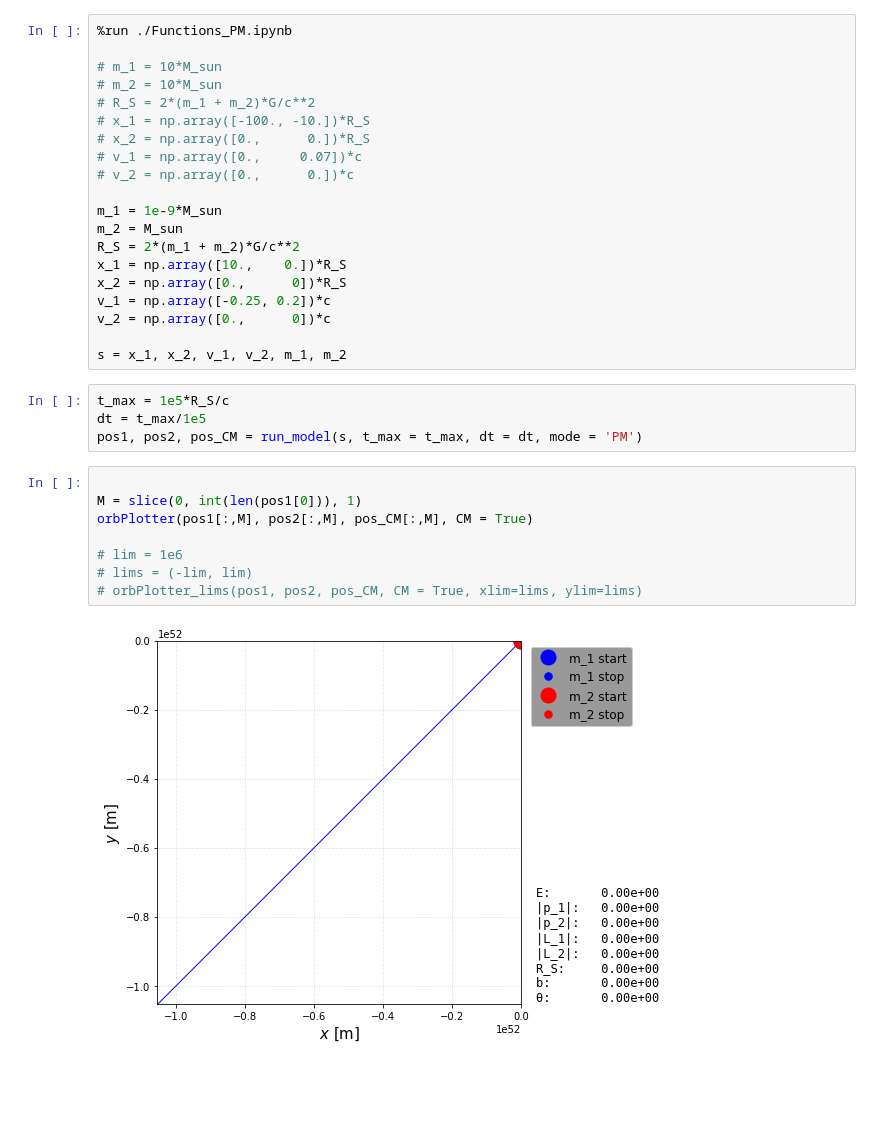
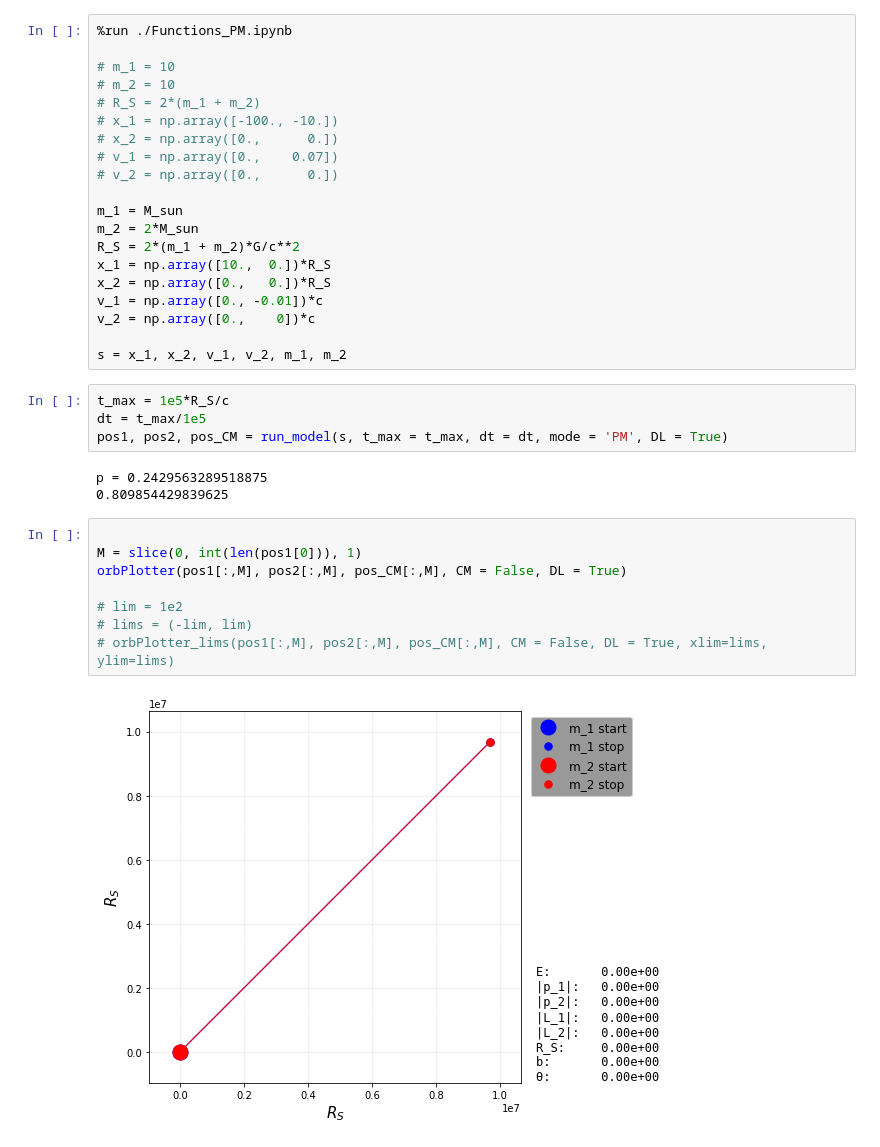
Before and after one commit to carlivas/Binary-Black-Hole-Orbitals, a Jupyter notebook: 04 POST MINKOWSKIAN EXPANSION/(PM) Post Minkowskian.ipynb, the cells around one changed output. Saved outputs shown, nothing was run; the diff lists cells and outputs as text; blank space fills up the shorter version.

```diff
--- a/04 POST MINKOWSKIAN EXPANSION/(PM) Post Minkowskian.ipynb
+++ b/04 POST MINKOWSKIAN EXPANSION/(PM) Post Minkowskian.ipynb
@@ -1,34 +1,37 @@
 # %%
 %run ./Functions_PM.ipynb
 
-# m_1 = 10*M_sun
-# m_2 = 10*M_sun
-# R_S = 2*(m_1 + m_2)*G/c**2
-# x_1 = np.array([-100., -10.])*R_S
-# x_2 = np.array([0.,      0.])*R_S
-# v_1 = np.array([0.,     0.07])*c
-# v_2 = np.array([0.,      0.])*c
+# m_1 = 10
+# m_2 = 10
+# R_S = 2*(m_1 + m_2)
+# x_1 = np.array([-100., -10.])
+# x_2 = np.array([0.,      0.])
+# v_1 = np.array([0.,    0.07])
+# v_2 = np.array([0.,      0.])
 
-m_1 = 1e-9*M_sun
-m_2 = M_sun
+m_1 = M_sun
+m_2 = 2*M_sun
 R_S = 2*(m_1 + m_2)*G/c**2
-x_1 = np.array([10.,    0.])*R_S
-x_2 = np.array([0.,      0])*R_S
-v_1 = np.array([-0.25, 0.2])*c
-v_2 = np.array([0.,      0])*c
+x_1 = np.array([10.,  0.])*R_S
+x_2 = np.array([0.,   0.])*R_S
+v_1 = np.array([0., -0.01])*c
+v_2 = np.array([0.,    0])*c
 
 s = x_1, x_2, v_1, v_2, m_1, m_2
 # %%
 t_max = 1e5*R_S/c
 dt = t_max/1e5
-pos1, pos2, pos_CM = run_model(s, t_max = t_max, dt = dt, mode = 'PM')
+pos1, pos2, pos_CM = run_model(s, t_max = t_max, dt = dt, mode = 'PM', DL = True)
+# %% [output]
+p = 0.2429563289518875
+0.809854429839625
 # %%
 
 M = slice(0, int(len(pos1[0])), 1)
-orbPlotter(pos1[:,M], pos2[:,M], pos_CM[:,M], CM = True)
+orbPlotter(pos1[:,M], pos2[:,M], pos_CM[:,M], CM = False, DL = True)
 
-# lim = 1e6
+# lim = 1e2
 # lims = (-lim, lim)
-# orbPlotter_lims(pos1, pos2, pos_CM, CM = True, xlim=lims, ylim=lims)
+# orbPlotter_lims(pos1[:,M], pos2[:,M], pos_CM[:,M], CM = False, DL = True, xlim=lims, ylim=lims)
 # %% [output]
-[figure, old version]
+[figure, new version]
```
Also changed, not shown: 1 other file.
